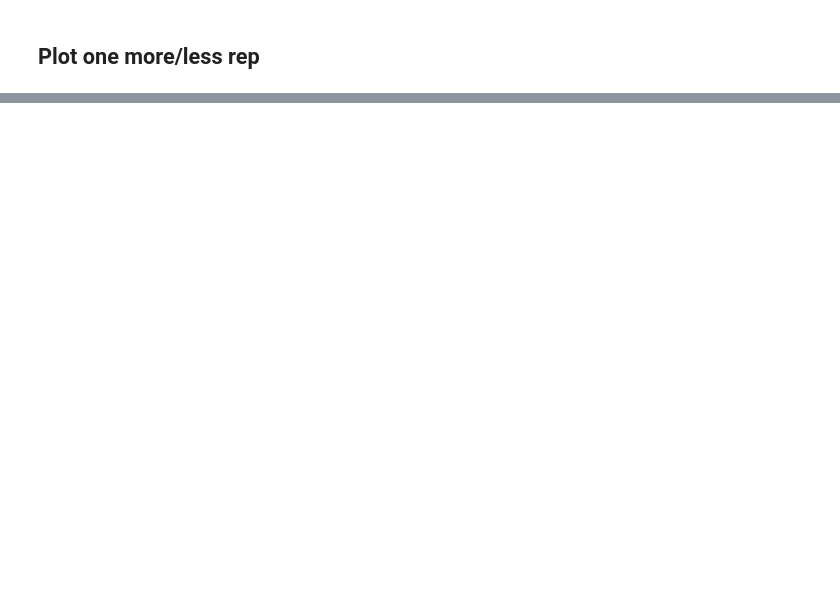
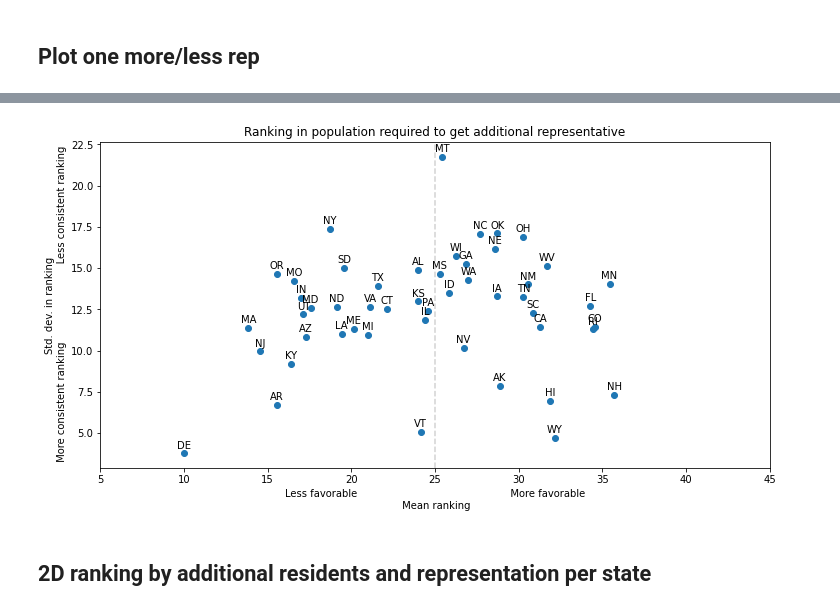
Before and after one commit to smrfeld/house-of-reps, a Jupyter notebook: notebooks/analyze.ipynb, the cells around one changed output, grey strips where cells are left out. Saved outputs shown, nothing was run; the diff lists cells and outputs as text; code cells hidden in the pictures; blank space fills up the shorter version.

```diff
--- a/notebooks/analyze.ipynb
+++ b/notebooks/analyze.ipynb
@@ -473,0 +576,26 @@ for idx, row in df_more.iterrows():
+# %%
+mean_dat = [x[2] for x in plt_data.values()]
+std_dat = [x[3] for x in plt_data.values()]
+labels = [x.value for x in plt_data.keys()]
+
+plt.figure(figsize=(12,6))
+plt.axvline(25,color='lightgray',linestyle='dashed')
+plt.scatter(mean_dat, std_dat)
+plt.xlabel('Less favorable                                                 More favorable\n Mean ranking')
+plt.ylabel('Std. dev. in ranking\n More consistent ranking                         Less consistent ranking')
+plt.title('Ranking in population required to get additional representative')
+plt.xlim(5,45)
+
+for i, txt in enumerate(labels):
+    xytext=(0,5)
+    plt.annotate(
+        txt,
+        (mean_dat[i], std_dat[i]),
+        textcoords="offset points", # how to position the text
+        xytext=xytext, # distance from text to points (x,y)
+        ha='center'
+        ) # horizontal alignment can be left, right or center
+# %% [output]
+[figure, added]
+# %% [markdown]
+## 2D ranking by additional residents and representation per state
```
Also changed, not shown: parts of 23 cells of this notebook, 15 other files.
